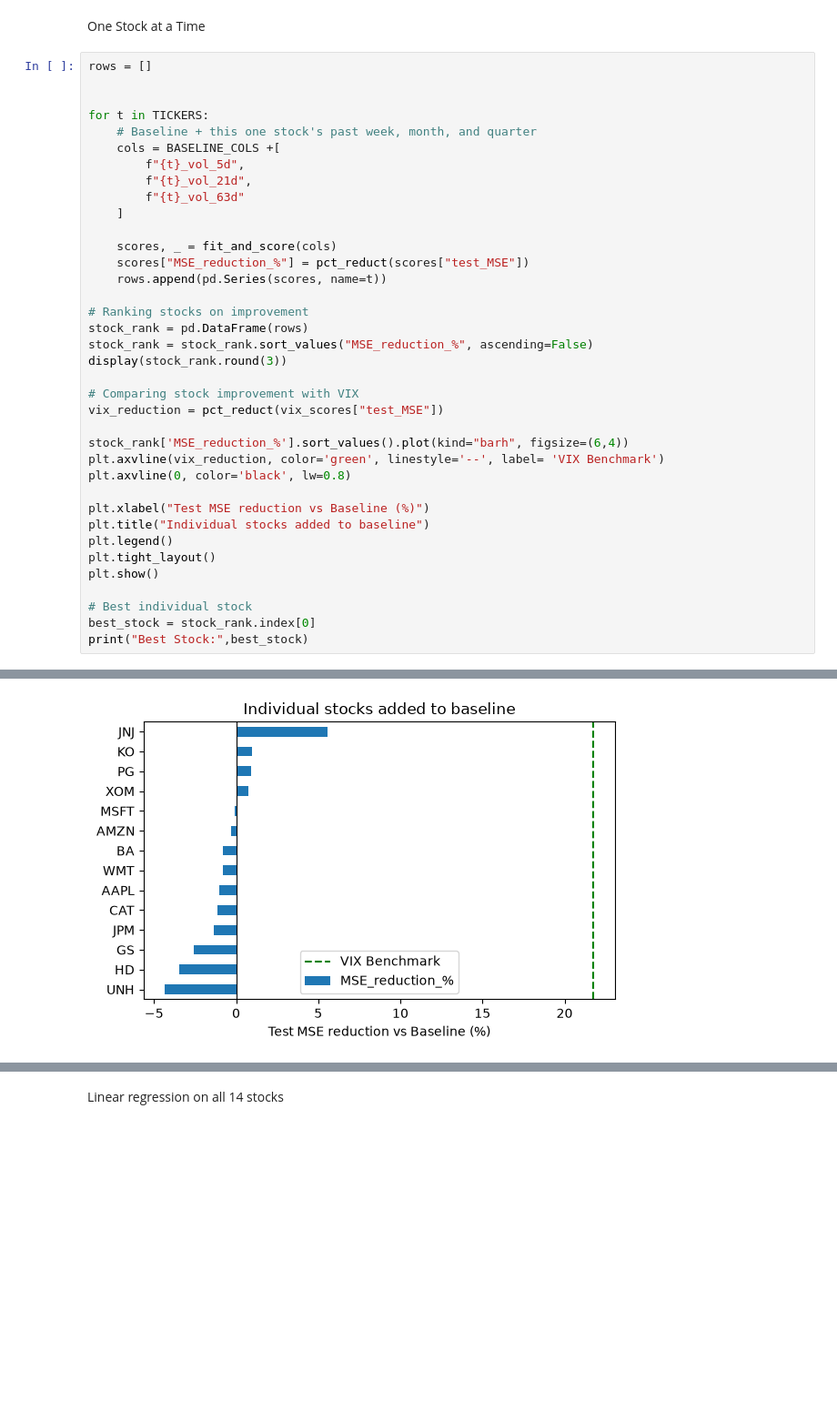
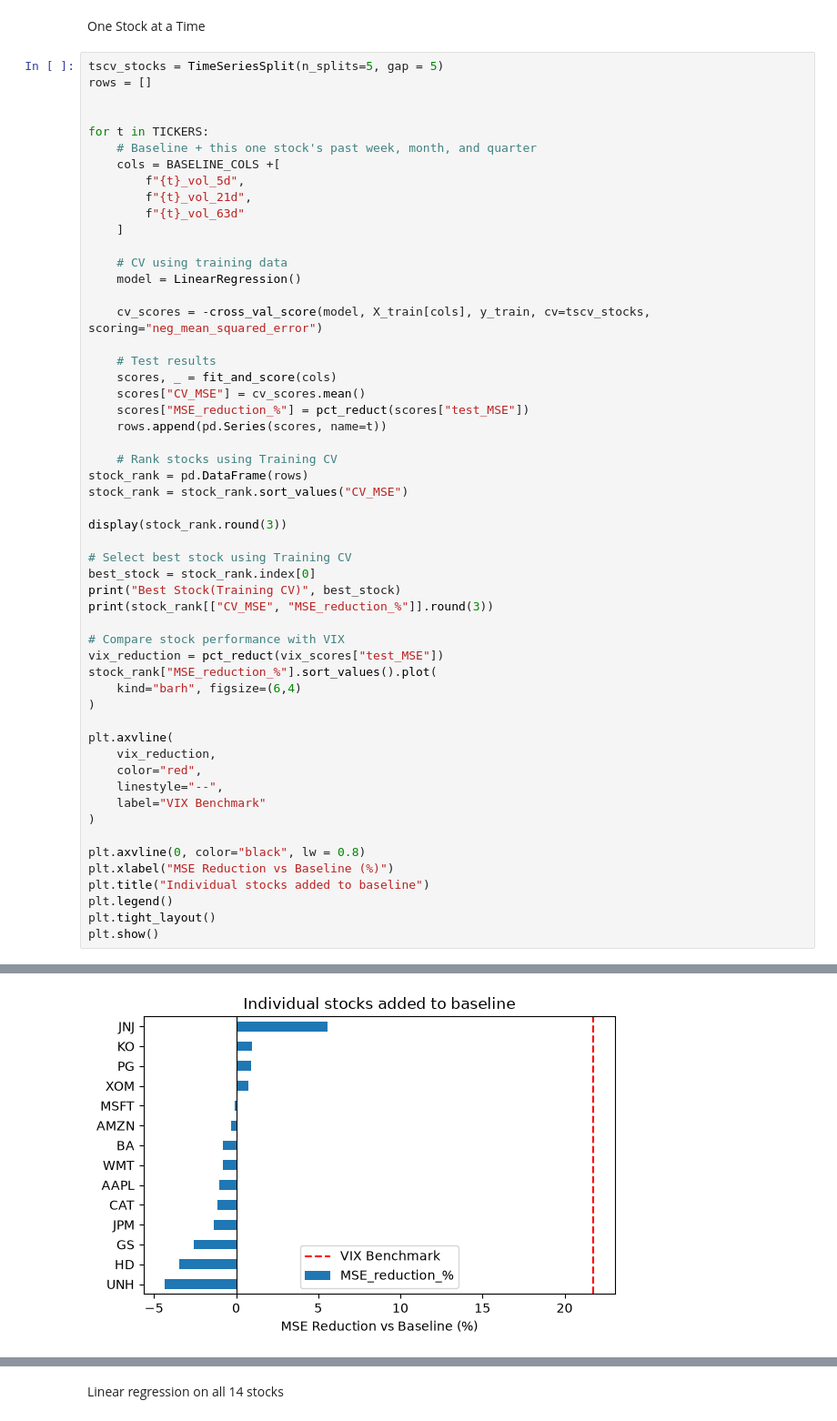
Before and after one commit to clayhunt/381-Final-Project, a Jupyter notebook: Regression.ipynb, the cells around one changed output, grey strips where cells are left out. Shown at 91% size. Saved outputs shown, nothing was run; the diff lists cells and outputs as text; blank space fills up the shorter version.

```diff
--- a/Regression.ipynb
+++ b/Regression.ipynb
@@ -338,6 +265,7 @@ display(benchmark_table)
 # %% [markdown]
 One Stock at a Time
 # %%
+tscv_stocks = TimeSeriesSplit(n_splits=5, gap = 5)
 rows = []
 
 
@@ -349,29 +277,45 @@ for t in TICKERS:
         f"{t}_vol_63d"
     ]
 
+    # CV using training data
+    model = LinearRegression()
+
+    cv_scores = -cross_val_score(model, X_train[cols], y_train, cv=tscv_stocks, scoring="neg_mean_squared_error")
+
+    # Test results
     scores, _ = fit_and_score(cols)
+    scores["CV_MSE"] = cv_scores.mean()
     scores["MSE_reduction_%"] = pct_reduct(scores["test_MSE"])
     rows.append(pd.Series(scores, name=t))
 
-# Ranking stocks on improvement
+    # Rank stocks using Training CV
 stock_rank = pd.DataFrame(rows)
-stock_rank = stock_rank.sort_values("MSE_reduction_%", ascending=False)
+stock_rank = stock_rank.sort_values("CV_MSE")
+
 display(stock_rank.round(3))
 
-# Comparing stock improvement with VIX
+# Select best stock using Training CV
+best_stock = stock_rank.index[0]
+print("Best Stock(Training CV)", best_stock)
+print(stock_rank[["CV_MSE", "MSE_reduction_%"]].round(3))
+
+# Compare stock performance with VIX
 vix_reduction = pct_reduct(vix_scores["test_MSE"])
+stock_rank["MSE_reduction_%"].sort_values().plot(
+    kind="barh", figsize=(6,4)
+)
 
-stock_rank['MSE_reduction_%'].sort_values().plot(kind="barh", figsize=(6,4))
-plt.axvline(vix_reduction, color='green', linestyle='--', label= 'VIX Benchmark')
-plt.axvline(0, color='black', lw=0.8)
+plt.axvline(
+    vix_reduction,
+    color="red",
+    linestyle="--",
+    label="VIX Benchmark"
+)
 
-plt.xlabel("Test MSE reduction vs Baseline (%)")
+plt.axvline(0, color="black", lw = 0.8)
+plt.xlabel("MSE Reduction vs Baseline (%)")
 plt.title("Individual stocks added to baseline")
 plt.legend()
 plt.tight_layout()
 plt.show()
-
-# Best individual stock
-best_stock = stock_rank.index[0]
-print("Best Stock:",best_stock)
 # %% [output]
@@ -393 +353 @@ print("Best Stock:",best_stock)
-[figure, old version]
+[figure, new version]
```
Also changed, not shown: parts of 7 cells of this notebook.
